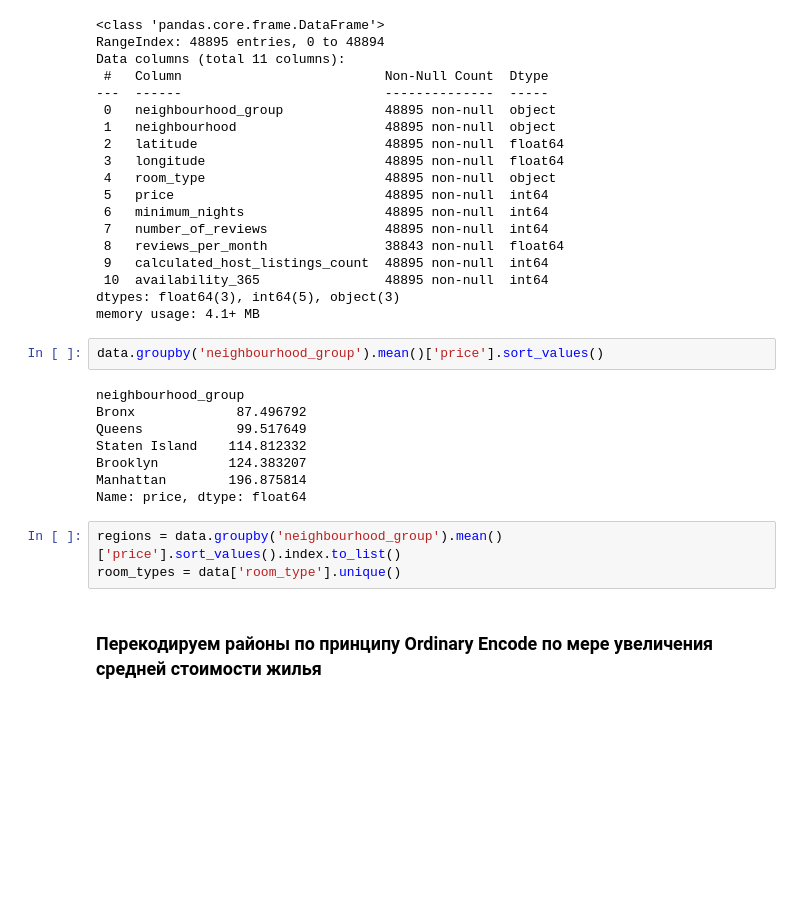
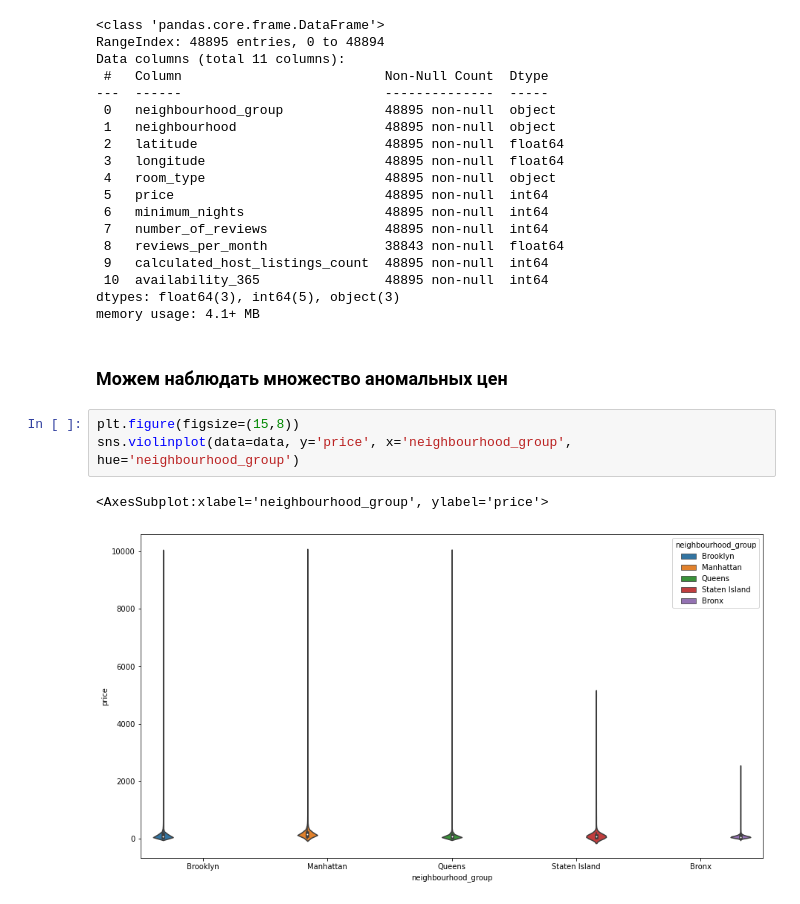
Before and after one commit to grannycola/my_projects, a Jupyter notebook: hw-5/model.ipynb, the cells around one changed output. Saved outputs shown, nothing was run; the diff lists cells and outputs as text; blank space fills up the shorter version.

Commit message:
Preprocessing data

```diff
--- a/hw-5/model.ipynb
+++ b/hw-5/model.ipynb
@@ -35,18 +57,11 @@ Data columns (total 11 columns):
  10  availability_365                48895 non-null  int64
 dtypes: float64(3), int64(5), object(3)
 memory usage: 4.1+ MB
-# %%
-data.groupby('neighbourhood_group').mean()['price'].sort_values()
-# %% [output]
-neighbourhood_group
-Bronx             87.496792
-Queens            99.517649
-Staten Island    114.812332
-Brooklyn         124.383207
-Manhattan        196.875814
-Name: price, dtype: float64
-# %%
-regions = data.groupby('neighbourhood_group').mean()['price'].sort_values().index.to_list()
-room_types = data['room_type'].unique()
-# %% [markdown]
-### Перекодируем районы по принципу Ordinary Encode по мере увеличения средней стоимости жилья
+# %% [markdown]
+### Можем наблюдать множество аномальных цен
+# %%
+plt.figure(figsize=(15,8))
+sns.violinplot(data=data, y='price', x='neighbourhood_group', hue='neighbourhood_group')
+# %% [output]
+<AxesSubplot:xlabel='neighbourhood_group', ylabel='price'>
+[figure, added]
```
Also changed, not shown: parts of 18 cells of this notebook, 1 other file.
